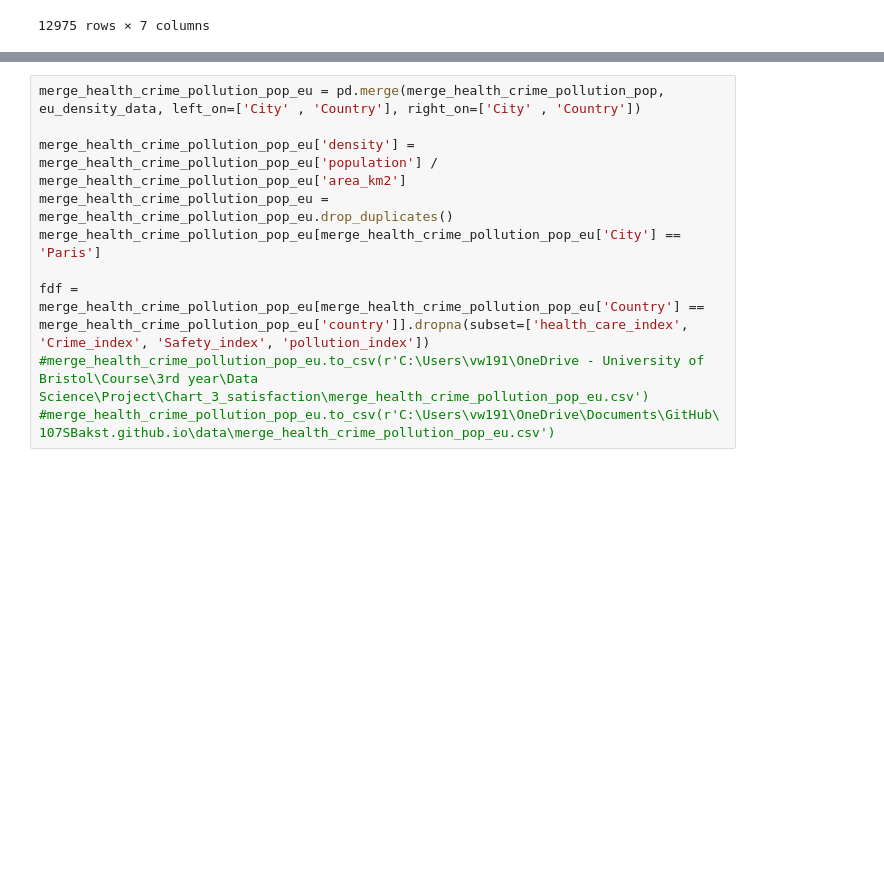
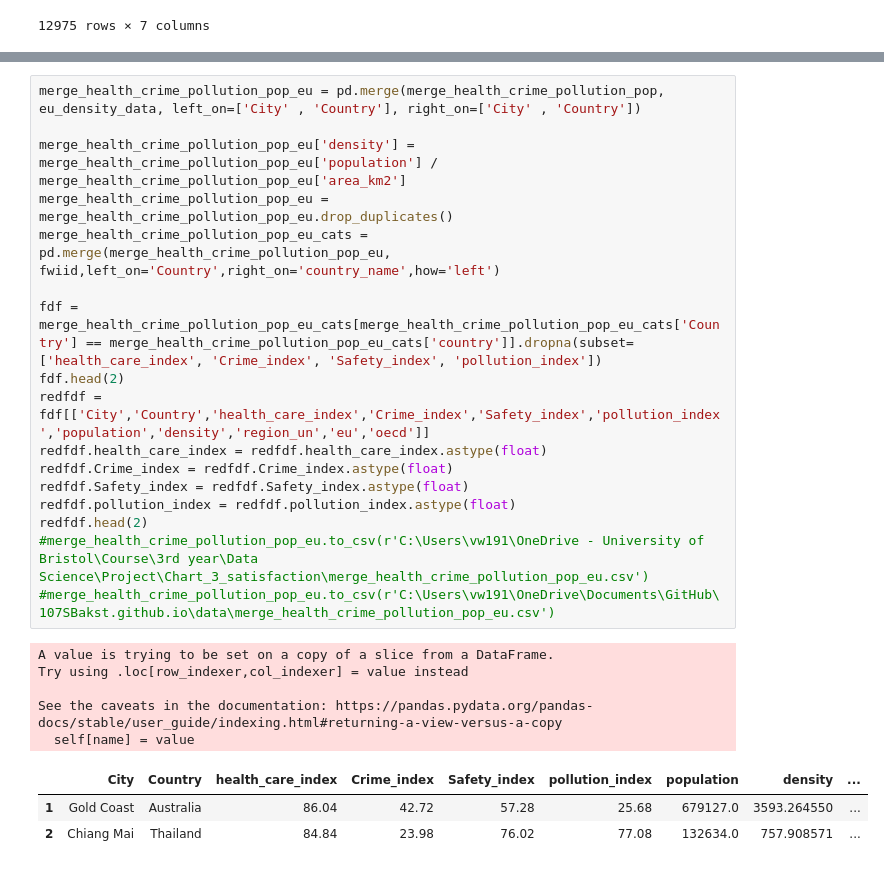
Before and after one commit to 107SBakst/107SBakst.github.io, a Jupyter notebook: Python/chart_3_project_satisfaction.ipynb, the cells around one changed output, grey strips where cells are left out. Drawn from its saved outputs; the diff is of its cells as text; blank space fills up the shorter version.

```diff
--- a/Python/chart_3_project_satisfaction.ipynb
+++ b/Python/chart_3_project_satisfaction.ipynb
@@ -291,10 +303,26 @@ eu_density_data
 # %%
 merge_health_crime_pollution_pop_eu = pd.merge(merge_health_crime_pollution_pop, eu_density_data, left_on=['City' , 'Country'], right_on=['City' , 'Country'])
 
 merge_health_crime_pollution_pop_eu['density'] = merge_health_crime_pollution_pop_eu['population'] / merge_health_crime_pollution_pop_eu['area_km2']
 merge_health_crime_pollution_pop_eu = merge_health_crime_pollution_pop_eu.drop_duplicates()
-merge_health_crime_pollution_pop_eu[merge_health_crime_pollution_pop_eu['City'] == 'Paris']
+merge_health_crime_pollution_pop_eu_cats = pd.merge(merge_health_crime_pollution_pop_eu, fwiid,left_on='Country',right_on='country_name',how='left')
 
-fdf = merge_health_crime_pollution_pop_eu[merge_health_crime_pollution_pop_eu['Country'] == merge_health_crime_pollution_pop_eu['country']].dropna(subset=['health_care_index', 'Crime_index', 'Safety_index', 'pollution_index'])
+fdf = merge_health_crime_pollution_pop_eu_cats[merge_health_crime_pollution_pop_eu_cats['Country'] == merge_health_crime_pollution_pop_eu_cats['country']].dropna(subset=['health_care_index', 'Crime_index', 'Safety_index', 'pollution_index'])
+fdf.head(2)
+redfdf = fdf[['City','Country','health_care_index','Crime_index','Safety_index','pollution_index','population','density','region_un','eu','oecd']]
+redfdf.health_care_index = redfdf.health_care_index.astype(float)
+redfdf.Crime_index = redfdf.Crime_index.astype(float)
+redfdf.Safety_index = redfdf.Safety_index.astype(float)
+redfdf.pollution_index = redfdf.pollution_index.astype(float)
+redfdf.head(2)
 #merge_health_crime_pollution_pop_eu.to_csv(r'C:\Users\vw191\OneDrive - University of Bristol\Course\3rd year\Data Science\Project\Chart_3_satisfaction\merge_health_crime_pollution_pop_eu.csv')
 #merge_health_crime_pollution_pop_eu.to_csv(r'C:\Users\vw191\OneDrive\Documents\GitHub\107SBakst.github.io\data\merge_health_crime_pollution_pop_eu.csv')
+# %% [output]
+A value is trying to be set on a copy of a slice from a DataFrame.
+Try using .loc[row_indexer,col_indexer] = value instead
+
+See the caveats in the documentation: https://pandas.pydata.org/pandas-docs/stable/user_guide/indexing.html#returning-a-view-versus-a-copy
+  self[name] = value
+|  | City | Country | health_care_index | Crime_index | Safety_index | pollution_index | population | density | ... |
+| 1 | Gold Coast | Australia | 86.04 | 42.72 | 57.28 | 25.68 | 679127.0 | 3593.264550 | ... |
+| 2 | Chiang Mai | Thailand | 84.84 | 23.98 | 76.02 | 77.08 | 132634.0 | 757.908571 | ... |
```
Also changed, not shown: parts of 4 cells of this notebook.
